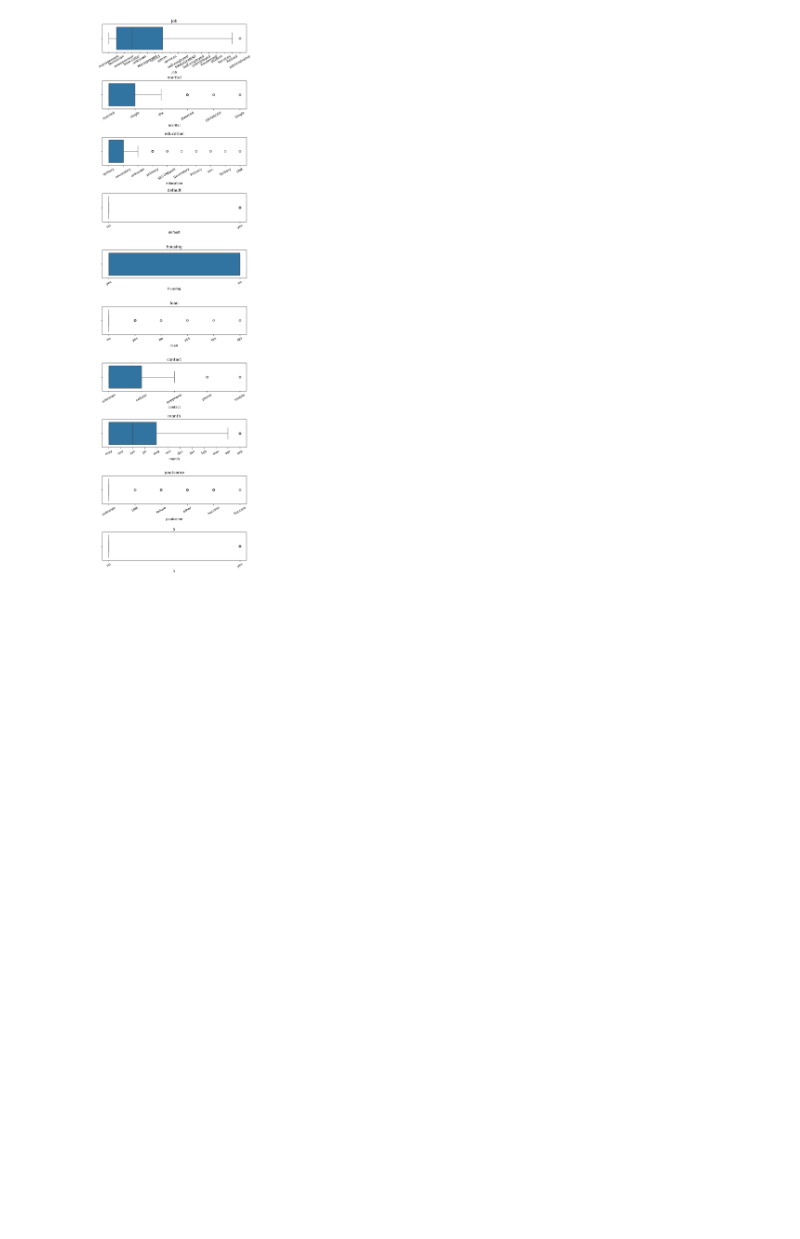
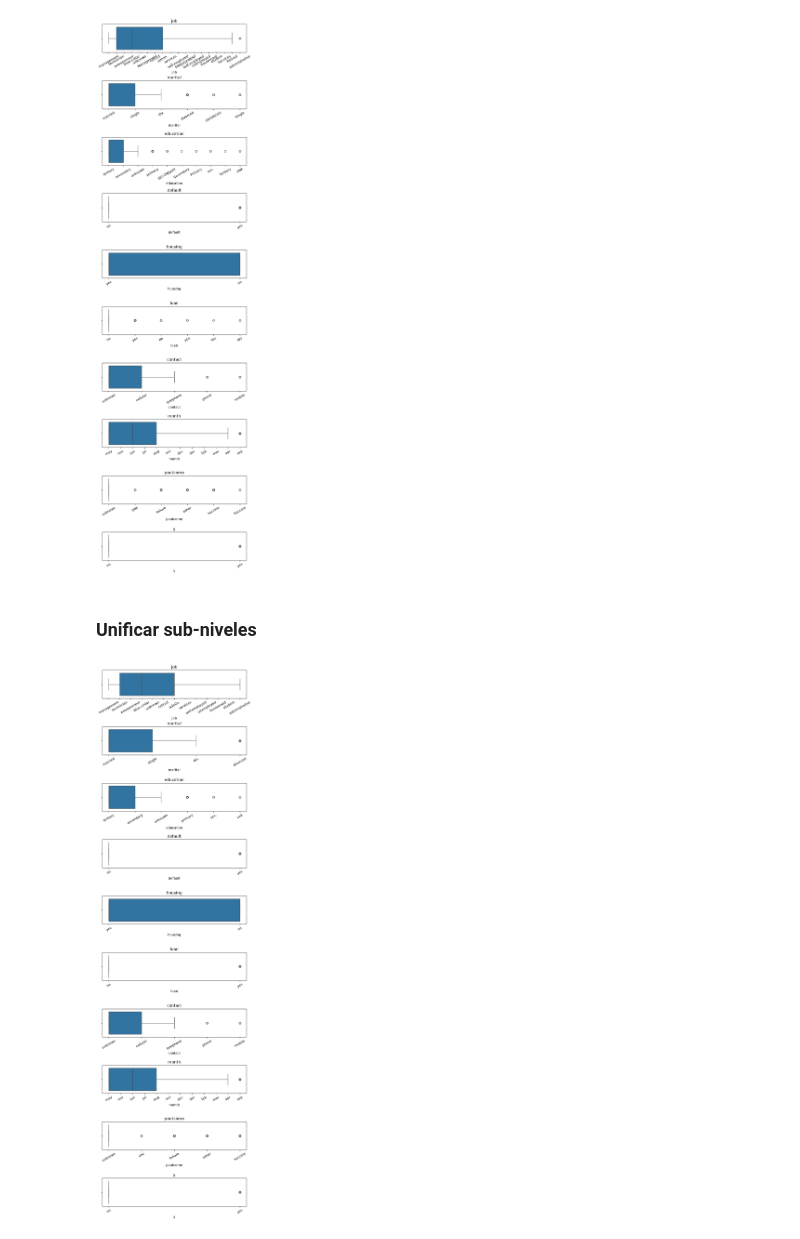
Before and after one commit to EnriqueGR123/MachineLearning-DataScience, a Jupyter notebook: data_cleaning.ipynb, the cells around one changed output. Drawn from its saved outputs; the diff is of its cells as text; code cells hidden in the pictures; blank space fills up the shorter version.

Commit message:
finished, data cleaning, next EDA

```diff
--- a/data_cleaning.ipynb
+++ b/data_cleaning.ipynb
@@ -169,6 +170,21 @@ fig.subplots_adjust(hspace=1)
 for i, col in enumerate(col_cat):
     sns.boxplot(x=col, data=df, ax=ax[i])
     ax[i].set_title(col)
-    ax[i].set_xticklabels(ax[i].get_xticklabels(), rotation=30)
+    ax[i].tick_params(axis='x', labelrotation=30)
 # %% [output]
 [figure]
+# %% [markdown]
+### Unificar sub-niveles
+# %%
+# unificar columnas que tengan diferencia de mayusculas y minusculas
+for columna in df.columns:
+    if columna in col_cat:
+        df[columna] = df[columna].str.lower()
+fig,ax = plt.subplots(nrows=10, ncols=1, figsize=(8,30))
+fig.subplots_adjust(hspace=1)
+for i, col in enumerate(col_cat):
+    sns.boxplot(x=col, data=df, ax=ax[i])
+    ax[i].set_title(col)
+    ax[i].tick_params(axis='x', labelrotation=30)
+# %% [output]
+[figure, added]
```
Also changed, not shown: parts of 11 cells of this notebook, 3 other files.
